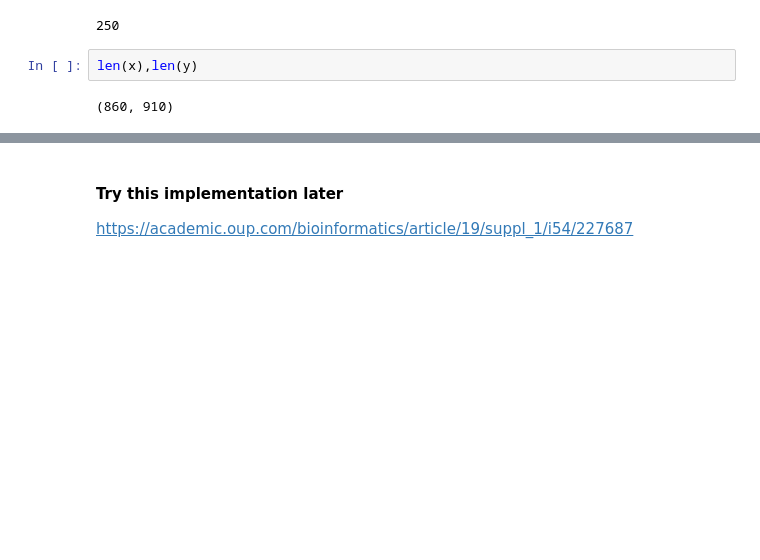
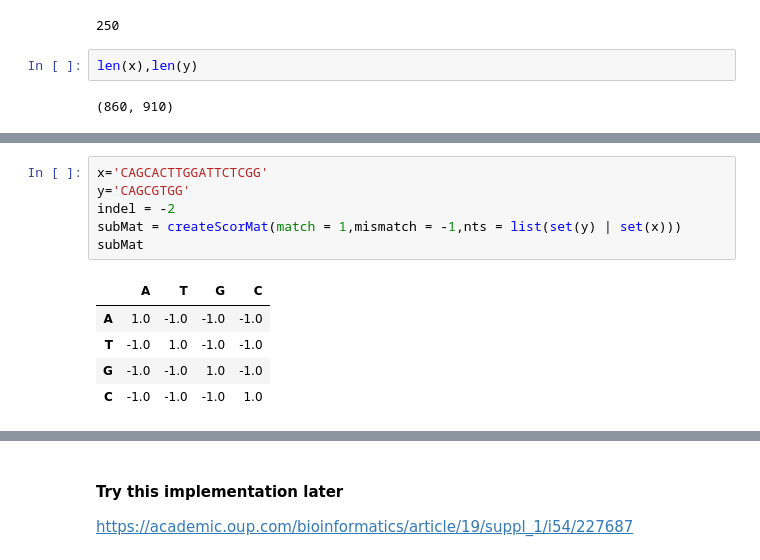
Before and after one commit to rodriguezmDNA/bioinformaticsAlgorithms, a Jupyter notebook: GlocalAlignment.ipynb, the cells around one changed output, grey strips where cells are left out. Saved outputs shown, nothing was run; the diff lists cells and outputs as text; blank space fills up the shorter version.

```diff
--- a/GlocalAlignment.ipynb
+++ b/GlocalAlignment.ipynb
@@ -394,0 +407,12 @@ backtrack_local(x,y,smLocal,(233,860))
+# %%
+x='CAGCACTTGGATTCTCGG'
+y='CAGCGTGG'
+indel = -2
+subMat = createScorMat(match = 1,mismatch = -1,nts = list(set(y) | set(x)))
+subMat
+# %% [output]
+|  | A | T | G | C |
+| A | 1.0 | -1.0 | -1.0 | -1.0 |
+| T | -1.0 | 1.0 | -1.0 | -1.0 |
+| G | -1.0 | -1.0 | 1.0 | -1.0 |
+| C | -1.0 | -1.0 | -1.0 | 1.0 |
```
Also changed, not shown: parts of 29 cells of this notebook.
